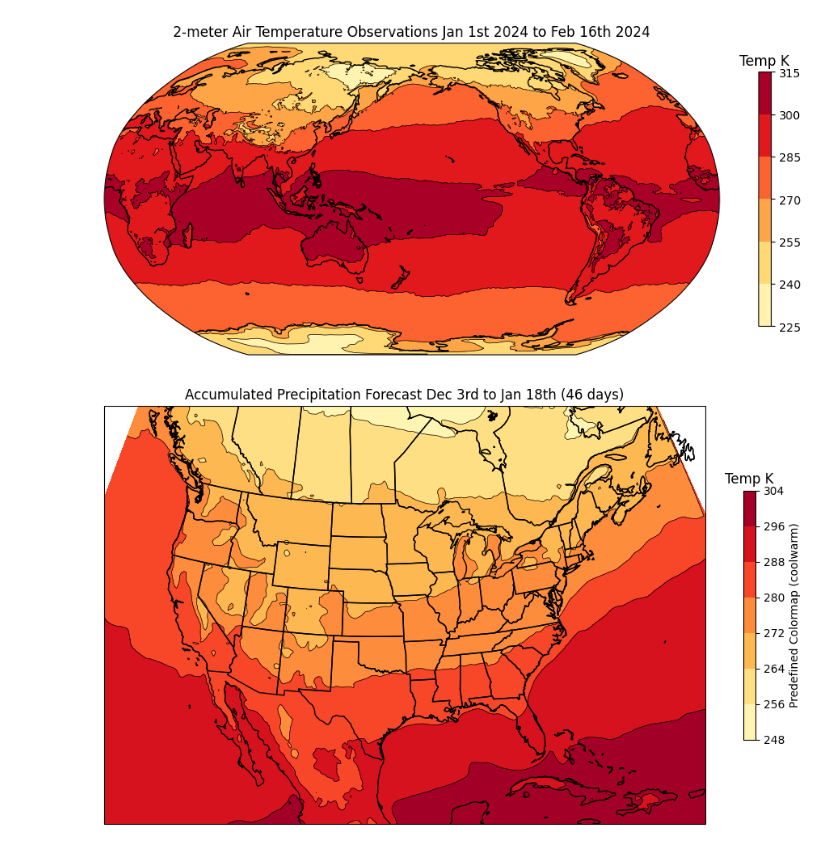
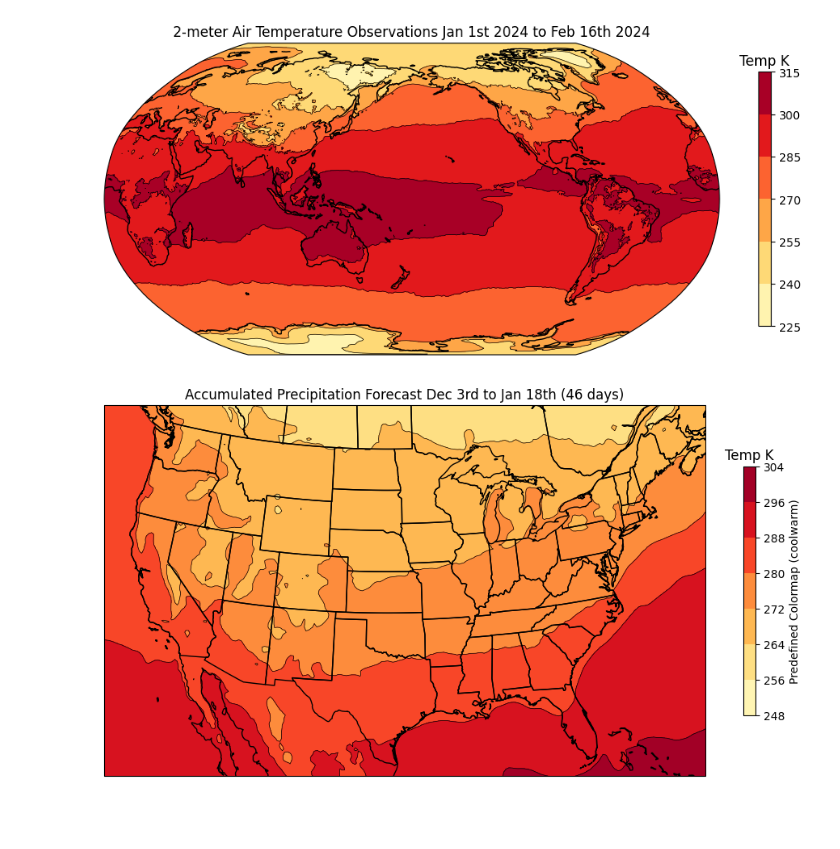
Before and after one commit to AidanJanney/Final_Project_ATOC4500_F24, a Jupyter notebook: ERA5_data.ipynb, the cells around one changed output. Saved outputs shown, nothing was run; the diff lists cells and outputs as text; code cells hidden in the pictures; blank space fills up the shorter version.

```diff
--- a/ERA5_data.ipynb
+++ b/ERA5_data.ipynb
@@ -190,3 +184,6 @@ array([[[264.7456 , 265.27295, 265.2749 , ..., 274.5171 , 274.65967,
+# %%
+total_2t_temp = xr.open_dataset('Final_Data/ERA5_2m_temp_2024010100_2024083123.nc').t2m
+total_2t_temp_USA = xr.open_dataset('Final_Data/ERA5_2m_temp_USA_2024010100_2024083123.nc').t2m
 # %%
 ## Now let's make a projected global map plot using cartopy
 
@@ -214,29 +214,33 @@ ax.set_title('2-meter Air Temperature Observations Jan 1st 2024 to Feb 16th 2024
 # %%
 ## Now let's make a projected global map plot using cartopy
 
 ### set up global map using cartopy
 field, lon = add_cyclic_point(total_2t_temp_USA.sel(time = slice('2024-01-01T00:00:00.000000000', '2024-02-16T00:00:00.000000000')).mean(dim='time'), coord=total_2t_temp_USA.longitude)
 lat = total_2t_temp_USA.latitude
 fig = plt.figure(figsize=(12, 8))
 ax = fig.add_subplot(1, 1, 1, projection=ccrs.AlbersEqualArea(central_longitude=-98))
-ax.set_extent([-125, -65, 20, 55], crs=ccrs.PlateCarree())
+ax.set_extent([-122, -71, 25, 50], crs=ccrs.PlateCarree())
 ax.add_feature(cfeature.STATES, edgecolor='black', linewidth=1)
+
+ax._autoscaleXon = False
+ax._autoscaleYon = False
+
 #levels = [0, 75, 150, 225, 300, 375, 450, 525, 600, 675]
 # add filled contours
 cf = ax.contourf(lon, lat, field, cmap='YlOrRd', transform=ccrs.PlateCarree())
 # add contour lines
 cs = ax.contour(lon, lat, field, colors='k', linewidths=0.5, transform=ccrs.PlateCarree())
 # add contour labels
 #lb = plt.clabel(cs, fontsize=10, inline=True, fmt='%r');
 # add coastlines
 ax.coastlines()
 
 # add colorbar including label
 cb = plt.colorbar(cf, shrink=0.5)
 cb.ax.set_title('Temp K')
 cb.set_label('Predefined Colormap (coolwarm)')
 
 # add title
 ax.set_title('Accumulated Precipitation Forecast Dec 3rd to Jan 18th (46 days)');
 # %% [output]
-[figure, old version]
+[figure, new version]
```
Also changed, not shown: parts of 6 cells of this notebook, 6 other files.
